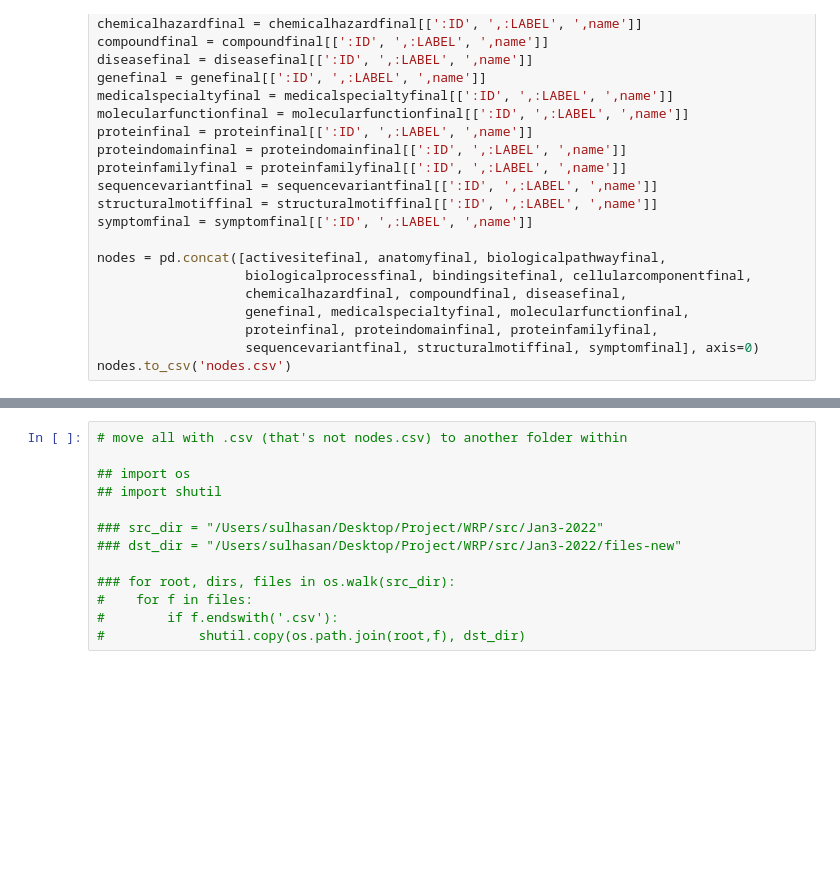
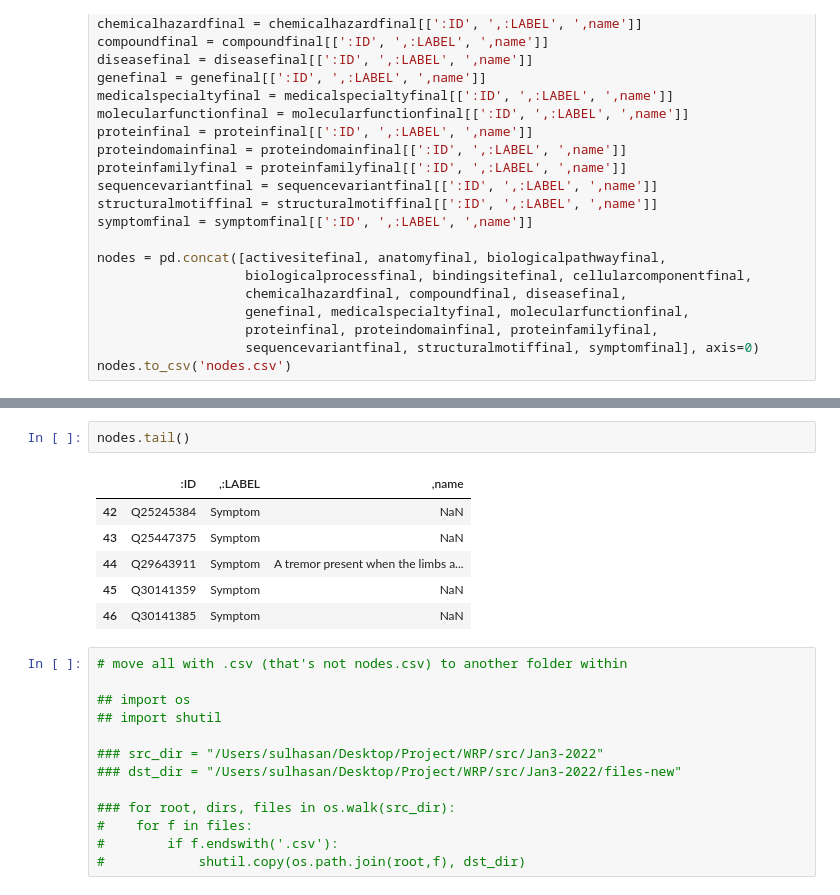
Before and after one commit to sabahzero/WRP, a Jupyter notebook: src/Jan3-2022/01.ipynb, the cells around one changed output, grey strips where cells are left out. Saved outputs shown, nothing was run; the diff lists cells and outputs as text; blank space fills up the shorter version.

```diff
--- a/src/Jan3-2022/01.ipynb
+++ b/src/Jan3-2022/01.ipynb
@@ -464,3 +474,12 @@ nodes.to_csv('nodes.csv')
+# %%
+nodes.tail()
+# %% [output]
+|  | :ID | ,:LABEL | ,name |
+| 42 | Q25245384 | Symptom | NaN |
+| 43 | Q25447375 | Symptom | NaN |
+| 44 | Q29643911 | Symptom | A tremor present when the limbs a... |
+| 45 | Q30141359 | Symptom | NaN |
+| 46 | Q30141385 | Symptom | NaN |
 # %%
 # move all with .csv (that's not nodes.csv) to another folder within
 
```
Also changed, not shown: parts of 4 cells of this notebook.
